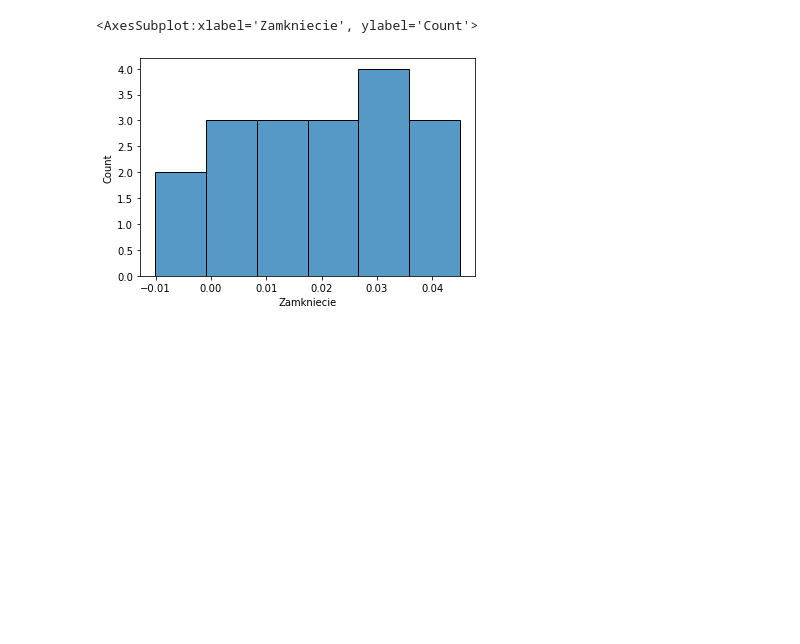
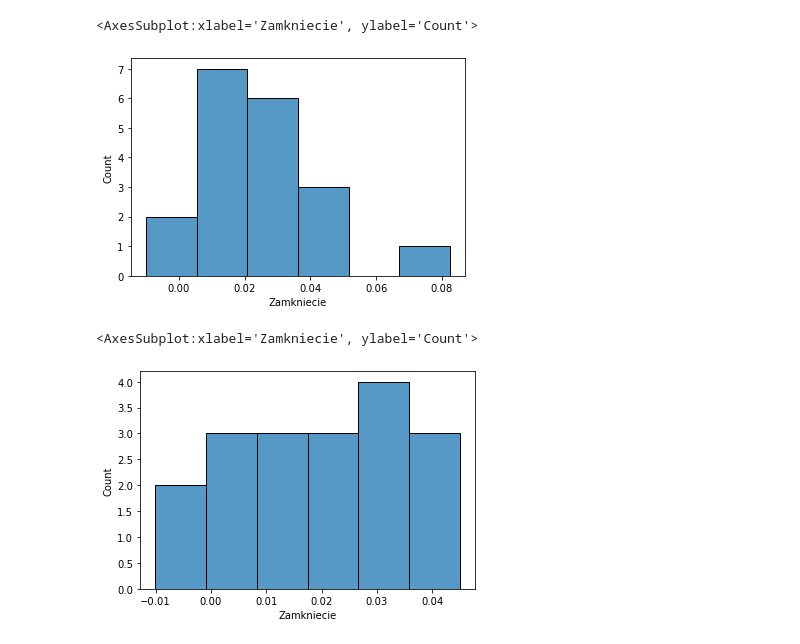
Before and after one commit to msz13/Goal-Based-Investing, a Jupyter notebook: esg/inflation.ipynb, the cells around one changed output. Cells and saved outputs as stored; diff of their text form; code cells hidden in the pictures; blank space fills up the shorter version.

```diff
--- a/esg/inflation.ipynb
+++ b/esg/inflation.ipynb
@@ -47,3 +47,8 @@ sns.lineplot(data=cpi,x='Data',y='Zamkniecie', ax=ax)
+# %%
+sns.histplot(data=cpi['Zamkniecie'])
+# %% [output]
+<AxesSubplot:xlabel='Zamkniecie', ylabel='Count'>
+[figure, added]
 # %%
 sns.histplot(data=cpi['Zamkniecie'])
 # %% [output]
```
Also changed, not shown: parts of 1 cell of this notebook, 5 other files.
